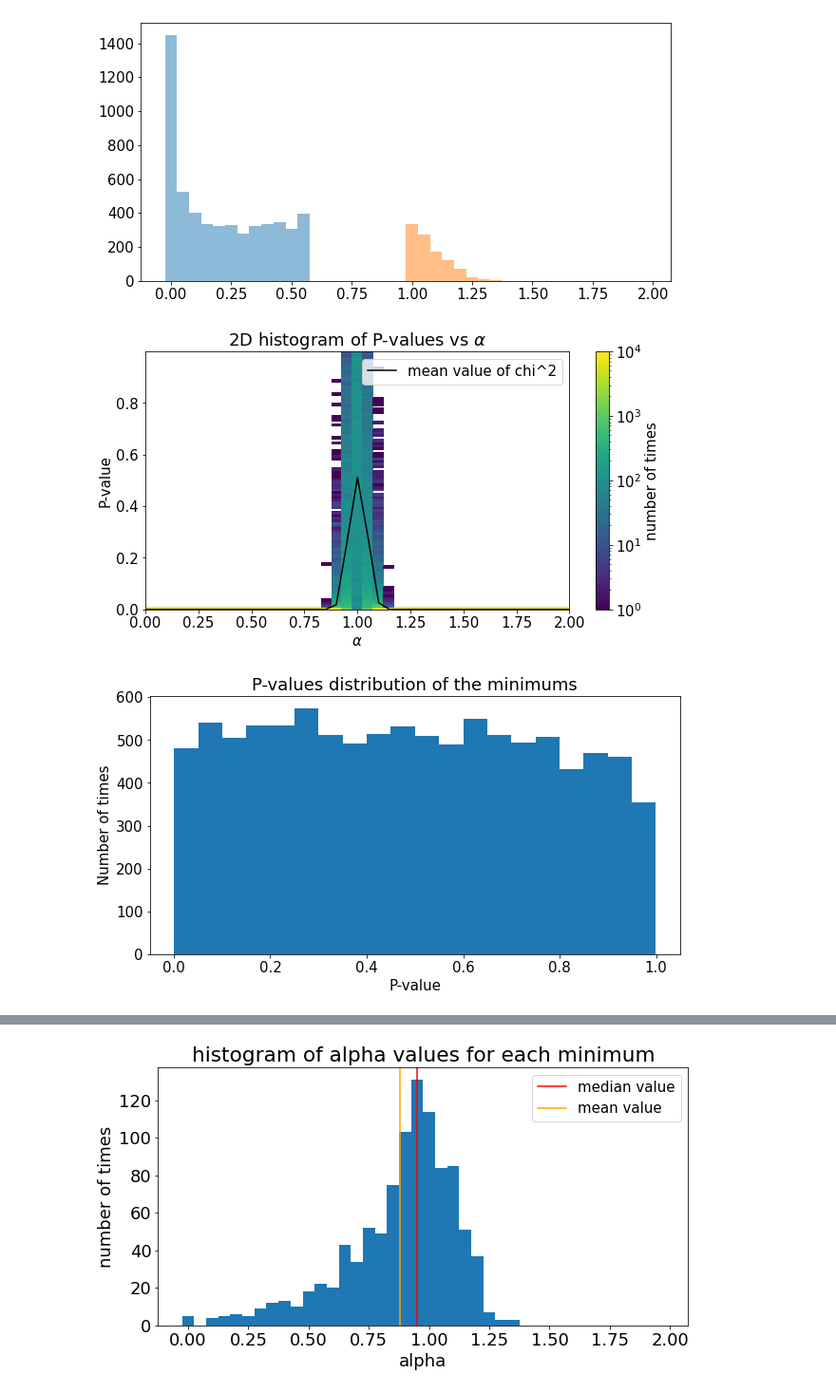
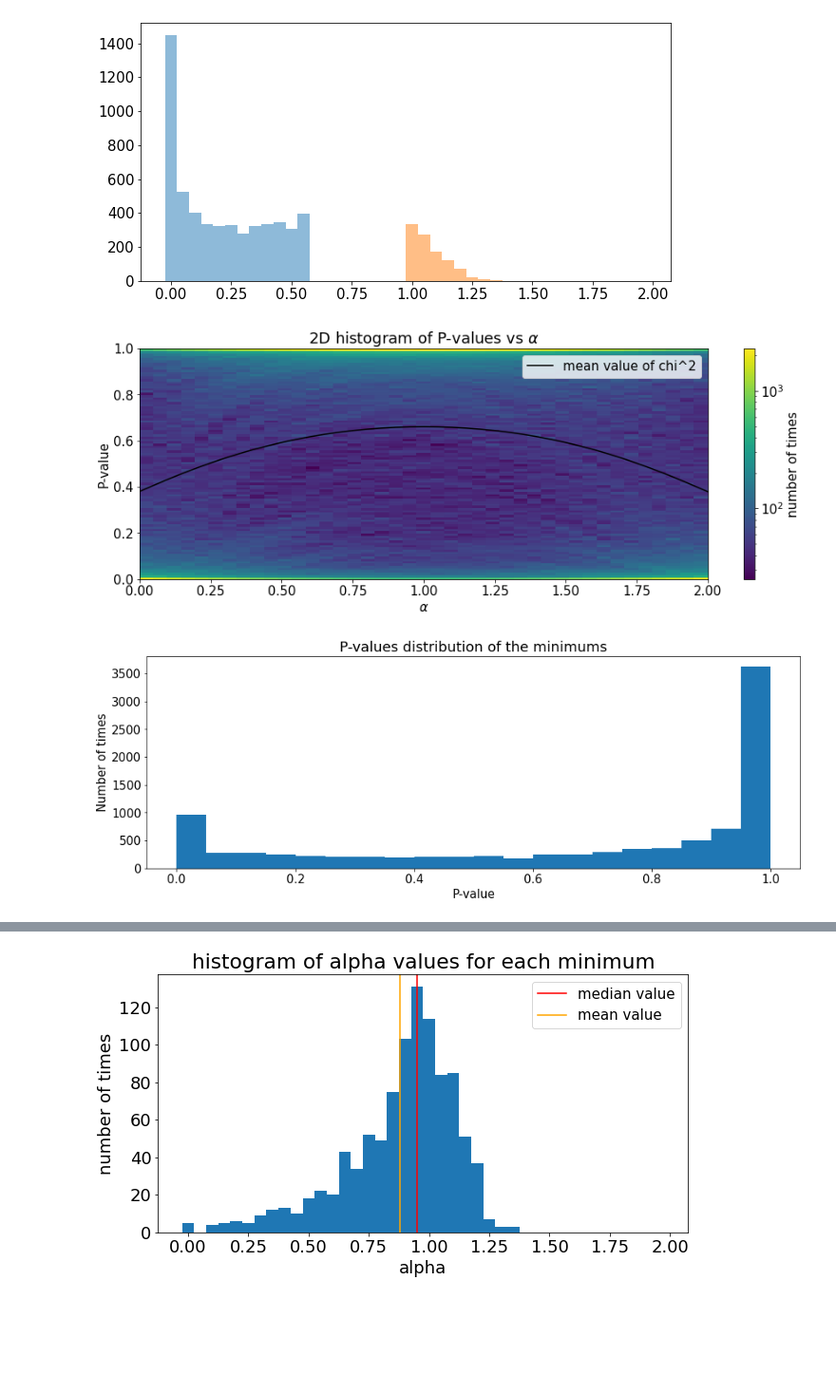
Before and after one commit to R-Grau/EBLpy, a Jupyter notebook: EBL_fit_MC_viewer.ipynb, the cells around one changed output, grey strips where cells are left out. Shown at 95% size. Drawn from its saved outputs; the diff is of its cells as text; code cells hidden in the pictures; blank space fills up the shorter version.

```diff
--- a/EBL_fit_MC_viewer.ipynb
+++ b/EBL_fit_MC_viewer.ipynb
@@ -144,8 +144,9 @@ def extract(ds):
     chisqs = ds['chisqs'][:]
     alphas = ds['alphas'][:]
     return chisqs,alphas
+
 pathstring = "/data/magic/users-ifae/rgrau/EBL-splines/"
-locname = pathstring + 'Mrk421_SUM_EBL10000_test_0023syst_NO_shift_remake'#'EBL10000_PWL_MBPWL_MAGIC_with_0.07_Systematics_FINAL_FINAL_FINAL_premeeting' #'Mrk421_SUM_EBL1000_test'
+locname = pathstring + 'EBL10000_PWL_LP_MAGIC_with_0.07_Systematics_FINAL_no_syst_analysis_dominguez'#'EBL10000_PWL_MBPWL_MAGIC_with_0.07_Systematics_FINAL_FINAL_FINAL_premeeting' #'Mrk421_SUM_EBL1000_test'
 loc = Path(locname)
 
 # files = sorted([f for f in loc.glob("EBL*2022050916*.hdf5")]) #PWL_LP starting at alpha = 1 (16 alpha = 1, 11 alpha = 2)
@@ -567,23 +573,23 @@ alphas = alphas_iter[0]
 # %%
 npoints = 19 #should be 19
 nfreeparams = 2 #PWL 2, LP 3, MBPWL 2 + n breaks (not completely true for MBPWL + 1 for alpha as free parameter
-ndof = npoints - nfreeparams
+ndof = 221#npoints - nfreeparams
 
 pval_iter = chi2.sf(chisqs_iter, ndof)
 pval_iter2 = chi2.sf(chisqs_iter2, ndof)
 fig, ax = plt.subplots()
 ax.plot(np.take_along_axis(alphas_iter[0], order, axis=0), np.take_along_axis(np.mean(pval_iter,0), order, axis=0), color = "black", label="mean value of chi^2")
 h = ax.hist2d(alphas_iter2, pval_iter2, bins=[len(alphas_iter[0]),100], norm = colors.LogNorm(), label="histogram of chi^2 values")
 ax.set_xlabel(r'$\alpha$')
 ax.set_ylabel(r'P-value')
 ax.legend()
 ax.set_ylim(bottom = 0)
 # ax.set_xlim(0.5,1.15)
 fig.colorbar(h[3], ax=ax, label="number of times")
 ax.set_title(r"2D histogram of P-values vs $\alpha$")
 plt.show()
 # %% [output]
-[figure, old version]
+[figure, new version]
 # %%
 #p-values of the minimums now 16 dof
 minimums = []
@@ -601,7 +607,7 @@ for i in range(len(chisqs_iter)):
 
 npoints = 19 #should be 19
 nfreeparams = 2+1 #PWL 2, LP 3, MBPWL 2 + n breaks (not completely true for MBPWL + 1 for alpha as free parameter
-ndof = npoints - nfreeparams
+ndof = 220#npoints - nfreeparams
 
 pval_mins = 1-chi2.cdf(chis_min, ndof)
 plt.hist(pval_mins, bins = 20)
@@ -610,7 +616,7 @@ plt.xlabel("P-value")
 plt.ylabel("Number of times")
 plt.show()
 # %% [output]
-[figure, old version]
+[figure, new version]
 # %%
 mu, std = norm.fit(alphas[np.argmin(chisqs_iter, axis = 1)])
 
```
Also changed, not shown: parts of 11 cells of this notebook, 4 other files.
